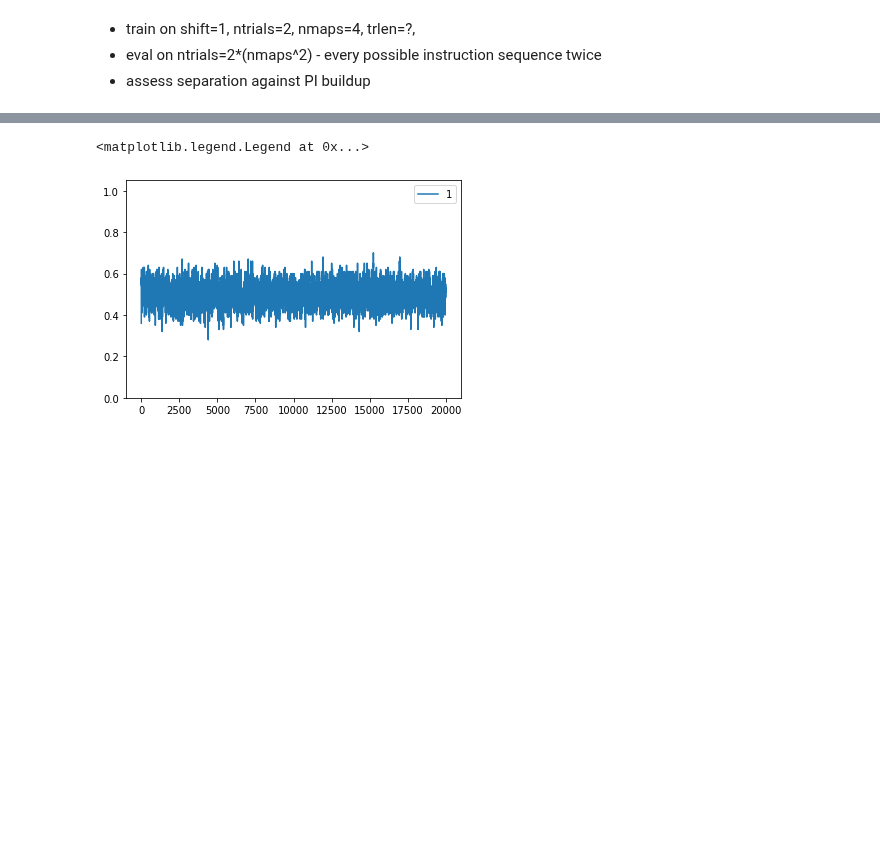
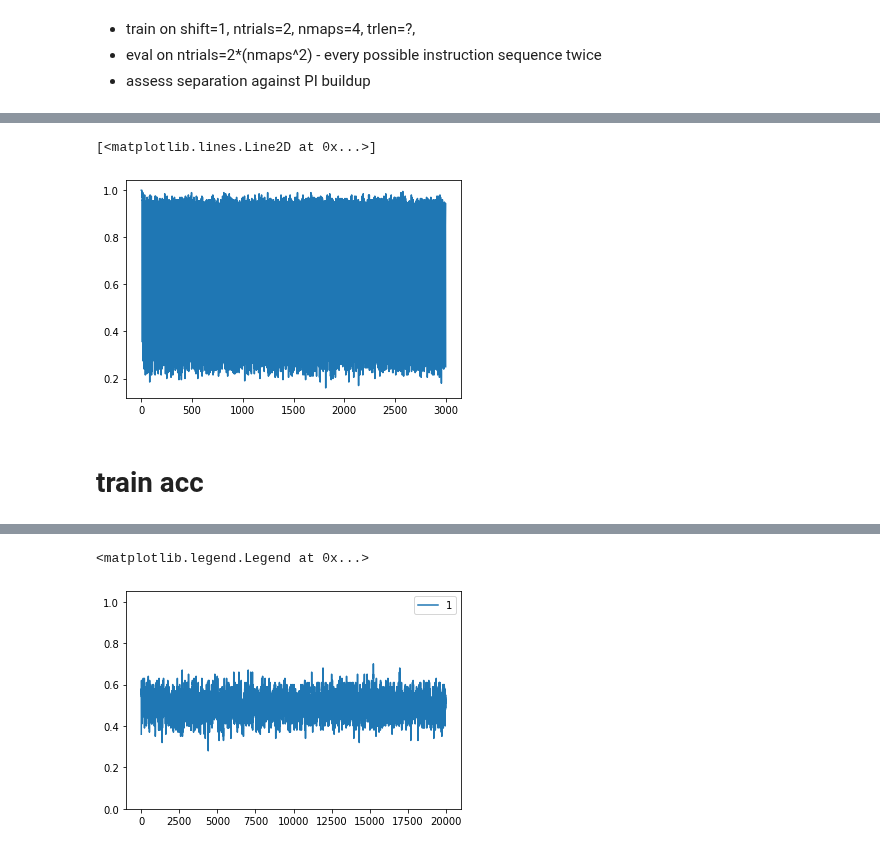
Before and after one commit to andrebeu/PM, a Jupyter notebook: trB12evalB100.ipynb, the cells around one changed output, grey strips where cells are left out. Cells and saved outputs as stored; diff of their text form; code cells hidden in the pictures; blank space fills up the shorter version.

```diff
--- a/trB12evalB100.ipynb
+++ b/trB12evalB100.ipynb
@@ -24,0 +99,7 @@ def mov_avg(arr,wind):
+# %%
+plt.plot(evsc[:,:,:].mean((0)).flatten())
+# %% [output]
+[<matplotlib.lines.Line2D at 0x...>]
+[figure, added]
+# %% [markdown]
+# train acc
```
Also changed, not shown: parts of 10 cells of this notebook, 2 other files.
